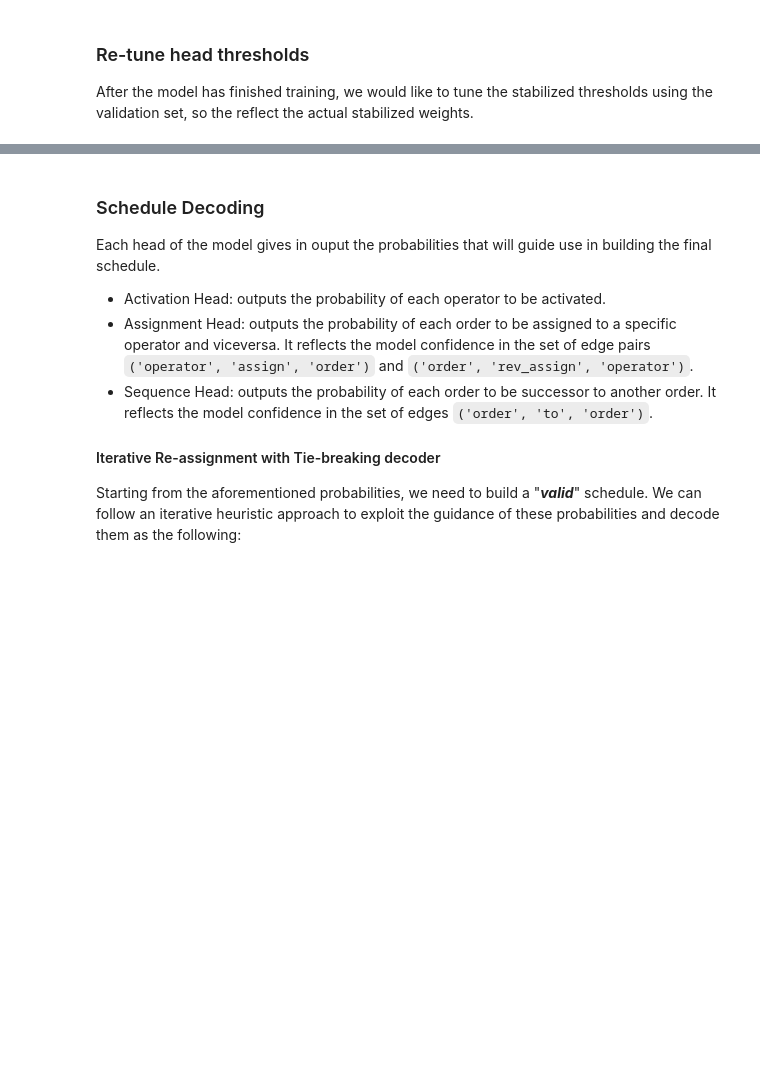
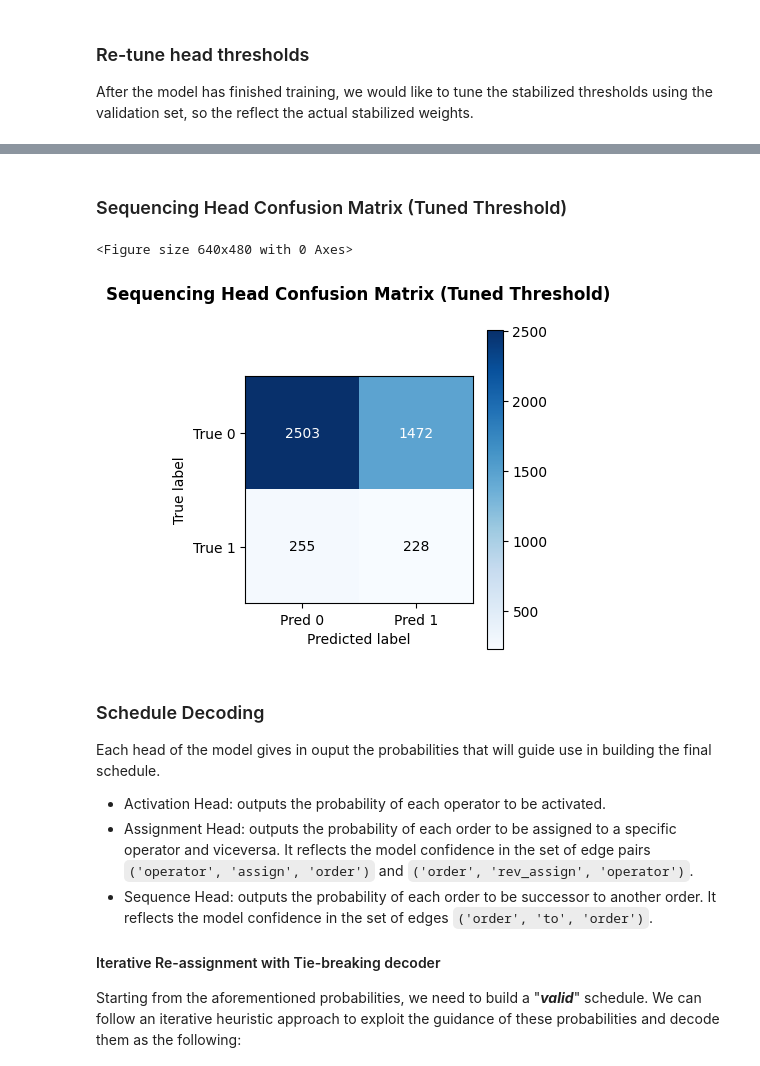
Before and after one commit to Abudo-S/ManualWarehouseOptimization, a Jupyter notebook: ManualWarehouseOptimization_GNN.ipynb, the cells around one changed output, grey strips where cells are left out. Saved outputs shown, nothing was run; the diff lists cells and outputs as text; code cells hidden in the pictures; blank space fills up the shorter version.

```diff
--- a/ManualWarehouseOptimization_GNN.ipynb
+++ b/ManualWarehouseOptimization_GNN.ipynb
@@ -1285,3 +1321,10 @@ gnnHyperparamEvaluator = GnnHyperparameterEvaluator(model=model,
+# %% [markdown]
+### Sequencing Head Confusion Matrix (Tuned Threshold)
+# %%
+confusion_matrix_plot(evaluation_results['seq_cm'], title='Sequencing Head Confusion Matrix (Tuned Threshold)')
+# %% [output]
+<Figure size 640x480 with 0 Axes>
+[figure, added]
 # %% [markdown]
 ### Schedule Decoding
 Each head of the model gives in ouput the probabilities that will guide use in building the final schedule.
```
Also changed, not shown: parts of 8 cells of this notebook.
